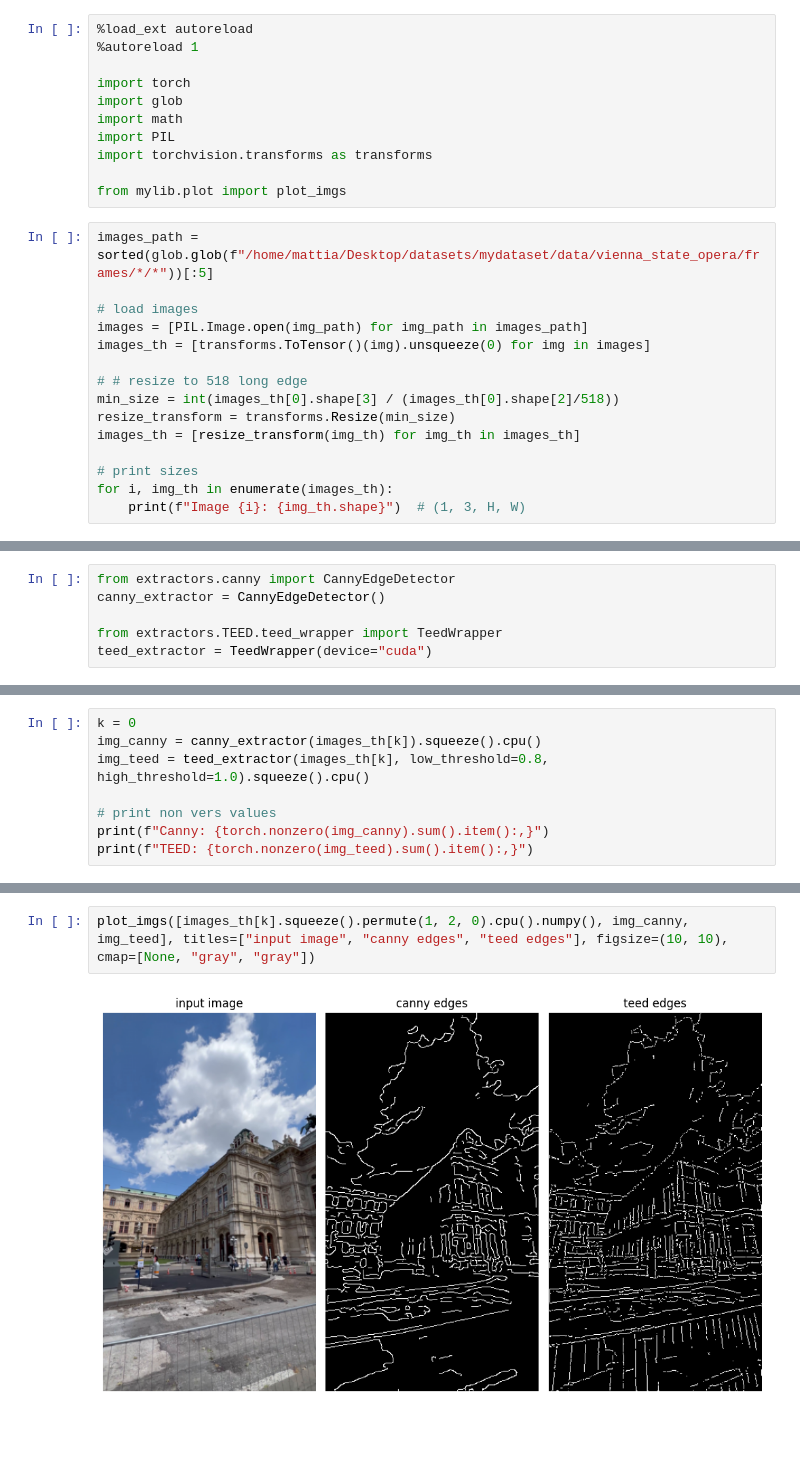
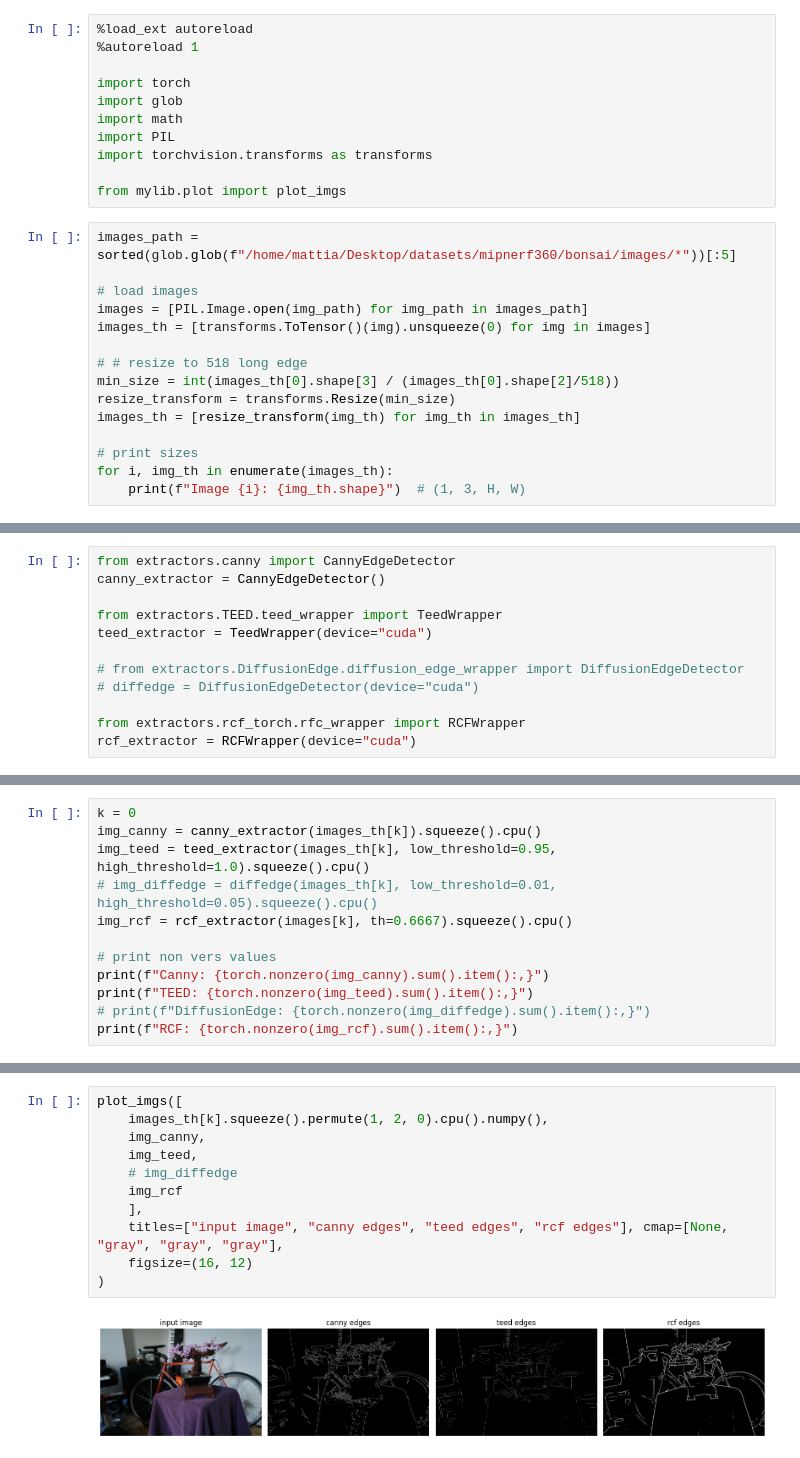
Before and after one commit to mattiadurso/EPO, a Jupyter notebook: visual_edges.ipynb, the cells around one changed output, grey strips where cells are left out. Cells and saved outputs as stored; diff of their text form; blank space fills up the shorter version.

```diff
--- a/visual_edges.ipynb
+++ b/visual_edges.ipynb
@@ -10,7 +10,7 @@ import torchvision.transforms as transforms
 
 from mylib.plot import plot_imgs
 # %%
-images_path = sorted(glob.glob(f"/home/mattia/Desktop/datasets/mydataset/data/vienna_state_opera/frames/*/*"))[:5]
+images_path = sorted(glob.glob(f"/home/mattia/Desktop/datasets/mipnerf360/bonsai/images/*"))[:5]
 
 # load images
 images = [PIL.Image.open(img_path) for img_path in images_path]
@@ -36,5 +36,11 @@ canny_extractor = CannyEdgeDetector()
 
 from extractors.TEED.teed_wrapper import TeedWrapper
 teed_extractor = TeedWrapper(device="cuda")
+
+# from extractors.DiffusionEdge.diffusion_edge_wrapper import DiffusionEdgeDetector
+# diffedge = DiffusionEdgeDetector(device="cuda")
+
+from extractors.rcf_torch.rfc_wrapper import RCFWrapper
+rcf_extractor = RCFWrapper(device="cuda")
 # %% [output]
 CannyEdgeDetector initialized with low_threshold=0.2, high_threshold=0.25, hysteresis=True, kernel_size=7, sigma=2.0, device=cuda
@@ -41,9 +49,13 @@ CannyEdgeDetector initialized with low_threshold=0.2, high_threshold=0.25, hyste
 # %%
 k = 0
 img_canny = canny_extractor(images_th[k]).squeeze().cpu()
-img_teed = teed_extractor(images_th[k], low_threshold=0.8, high_threshold=1.0).squeeze().cpu()
+img_teed = teed_extractor(images_th[k], low_threshold=0.95, high_threshold=1.0).squeeze().cpu()
+# img_diffedge = diffedge(images_th[k], low_threshold=0.01, high_threshold=0.05).squeeze().cpu()
+img_rcf = rcf_extractor(images[k], th=0.6667).squeeze().cpu()
 
 # print non vers values
 print(f"Canny: {torch.nonzero(img_canny).sum().item():,}")
 print(f"TEED: {torch.nonzero(img_teed).sum().item():,}")
+# print(f"DiffusionEdge: {torch.nonzero(img_diffedge).sum().item():,}")
+print(f"RCF: {torch.nonzero(img_rcf).sum().item():,}")
 # %% [output]
@@ -52,4 +65,13 @@ TEED: 4,253,729
 # %%
-plot_imgs([images_th[k].squeeze().permute(1, 2, 0).cpu().numpy(), img_canny, img_teed], titles=["input image", "canny edges", "teed edges"], figsize=(10, 10), cmap=[None, "gray", "gray"])
+plot_imgs([
+    images_th[k].squeeze().permute(1, 2, 0).cpu().numpy(),
+    img_canny,
+    img_teed,
+    # img_diffedge
+    img_rcf
+    ],
+    titles=["input image", "canny edges", "teed edges", "rcf edges"], cmap=[None, "gray", "gray", "gray"],
+    figsize=(16, 12)
+)
 # %% [output]
-[figure, old version]
+[figure, new version]
```
Also changed, not shown: parts of 5 cells of this notebook, 2 other files.
